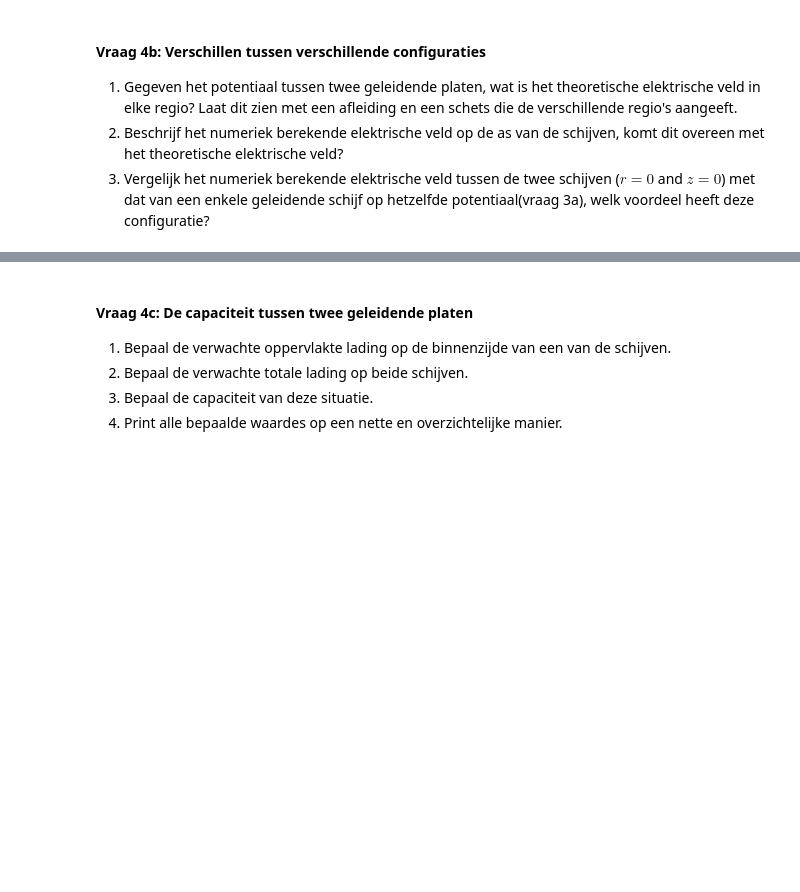
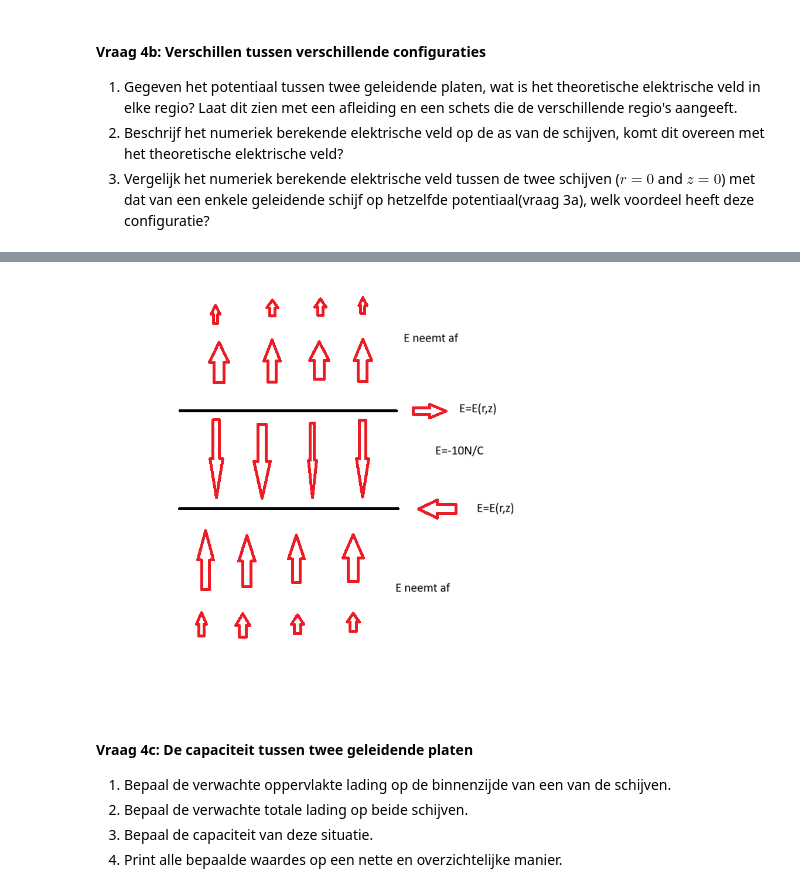
Before and after one commit to Fynn-Vrolijk123/DEF-D-Fynn-Vrolijk, a Jupyter notebook: DigitaleOntwerpopdrachten/1CondensatorOpdracht/CondensatorOntwerpopdracht.ipynb, the cells around one changed output, grey strips where cells are left out. Cells and saved outputs as stored; diff of their text form; code cells hidden in the pictures; blank space fills up the shorter version.

```diff
--- a/DigitaleOntwerpopdrachten/1CondensatorOpdracht/CondensatorOntwerpopdracht.ipynb
+++ b/DigitaleOntwerpopdrachten/1CondensatorOpdracht/CondensatorOntwerpopdracht.ipynb
@@ -489,3 +503,8 @@ plot_results_disk(Ez, Er, normE, V, r, z, grid_step, disk_radius, z_pos_disk1, z
+# %%
+
+display(Image("4b.png"))
+# %% [output]
+[figure, added]
 # %% [markdown]
 #### Vraag 4c: De capaciteit tussen twee geleidende platen
 
```
Also changed, not shown: parts of 15 cells of this notebook, 1 other file.
